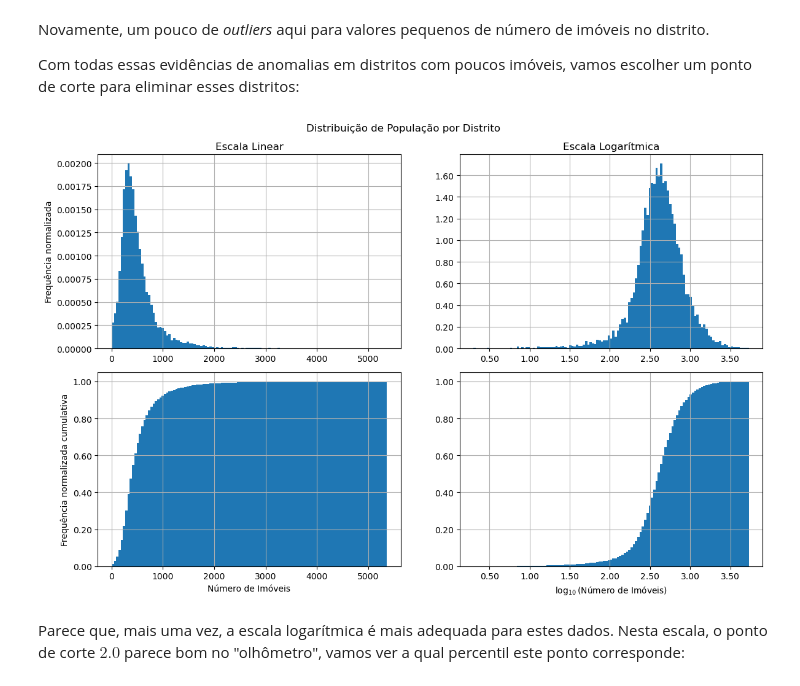
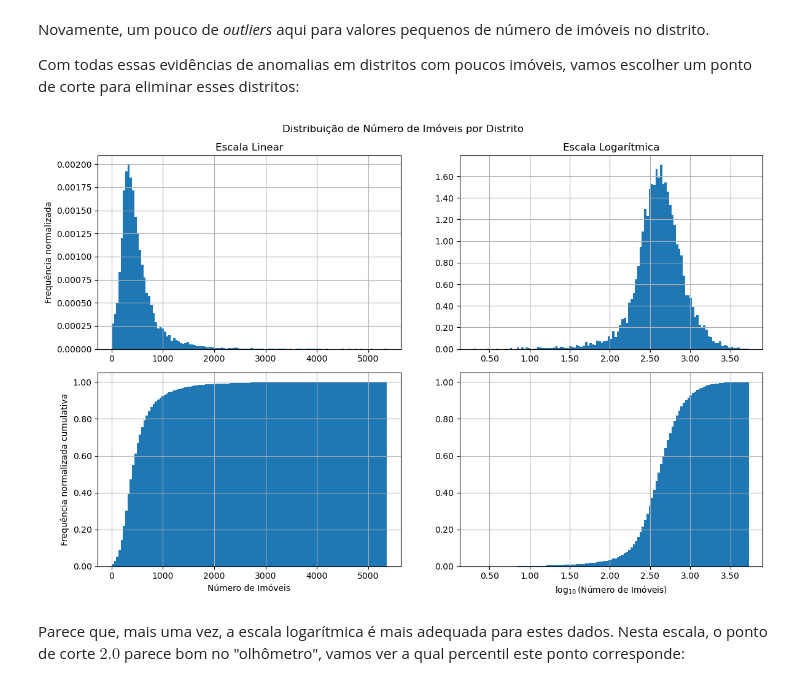
Before and after one commit to marinnagc/ml_labs_marinnagc, a Jupyter notebook: labs/01_regression/answers/task_01/task_01.ipynb, the cells around one changed output. Cells and saved outputs as stored; diff of their text form; code cells hidden in the pictures.

```diff
--- a/labs/01_regression/answers/task_01/task_01.ipynb
+++ b/labs/01_regression/answers/task_01/task_01.ipynb
@@ -1336,7 +1336,7 @@ def plot_households(
         figsize=(width, height),
     )
 
-    fig.suptitle('Distribuição de População por Distrito')
+    fig.suptitle('Distribuição de Número de Imóveis por Distrito')
 
     _plot_households(
         ax=axes[0, 0],
@@ -1360,34 +1360,34 @@ def plot_households(
         title='Escala Logarítmica',
     )
 
     _plot_households(
         ax=axes[1, 0],
         feature=feature,
         cumulative=True,
         x_label='Número de Imóveis',
         y_label='Frequência normalizada cumulativa',
         x_fmt='{x:.0f}',
         y_fmt='{x:.2f}',
         title=None,
     )
 
     _plot_households(
         ax=axes[1, 1],
         feature=log_feature,
         cumulative=True,
         x_label=r'$\log_{10}(\text{Número de Imóveis})$',
         y_label=None,
         x_fmt='{x:.2f}',
         y_fmt='{x:.2f}',
         title=None,
     )
 
     fig.tight_layout(w_pad=4.0)
 
 
 plot_households()
 # %% [output]
-[figure, old version]
+[figure, new version]
 # %% [markdown]
 Parece que, mais uma vez, a escala logarítmica é mais adequada para estes dados. Nesta escala, o ponto de corte $2.0$ parece bom no "olhômetro", vamos ver a qual percentil este ponto corresponde:
 # %%
```
Also changed, not shown: parts of 2 cells of this notebook.
